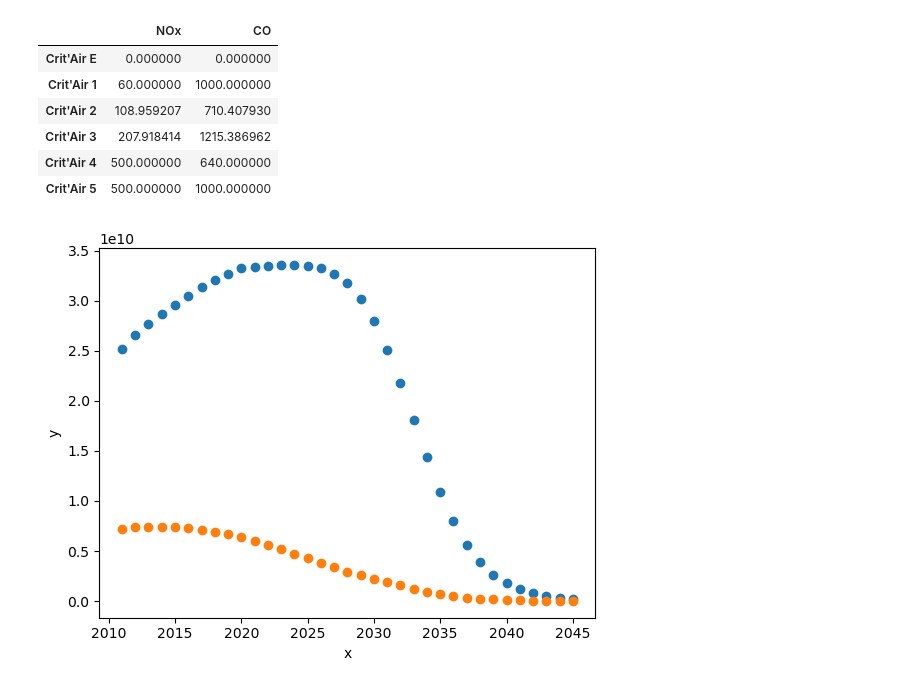
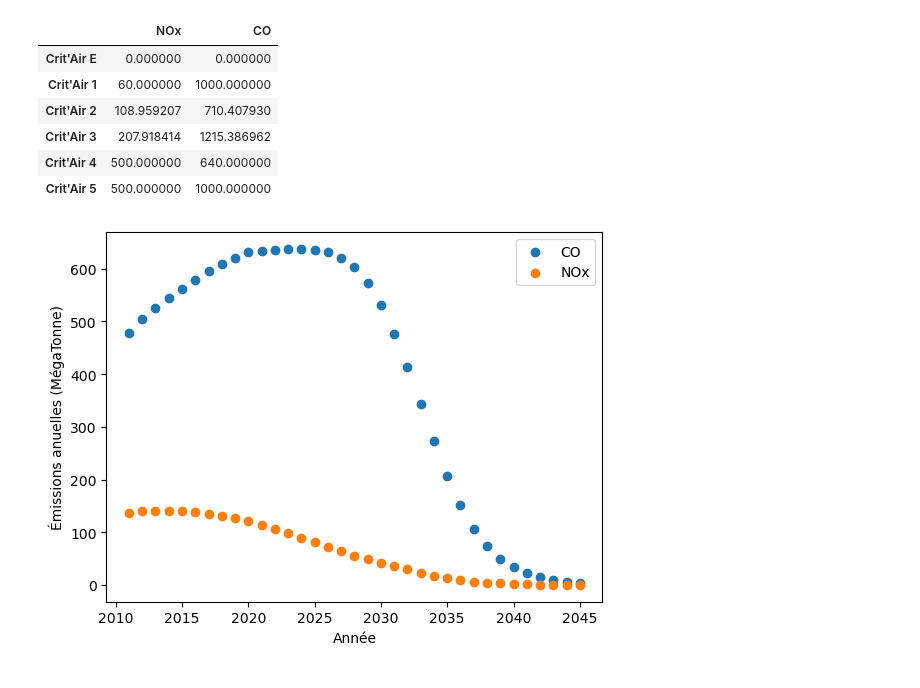
Before and after one commit to TheoLBTN/Projet-Python, a Jupyter notebook: Tendances.ipynb, the cells around one changed output. Cells and saved outputs as stored; diff of their text form; code cells hidden in the pictures.

```diff
--- a/Tendances.ipynb
+++ b/Tendances.ipynb
@@ -238,18 +191,16 @@ Paramètre c ajusté : 16726.157992767003
  9.88021476e-01 9.92162699e-01 9.94879636e-01]
 # %%
 # Part de chaque crit'air parmi les crit'air 1 à 5 (pas de non classées, inconnues très négligeables)
-données_pour_reg = data[variables+["CRITAIR"]]
-données_pour_reg = données_pour_reg[données_pour_reg["CRITAIR"].isin(["Crit'Air 1", "Crit'Air 2", "Crit'Air 3", "Crit'Air 4", "Crit'Air 5"])].groupby("CRITAIR").sum()
-print(données_pour_reg)
-tot = données_pour_reg[variables].sum()
+données_reg = data[variables+["CRITAIR"]]
+données_reg = données_reg[données_reg["CRITAIR"].isin(["Crit'Air 1", "Crit'Air 2", "Crit'Air 3", "Crit'Air 4", "Crit'Air 5"])].groupby("CRITAIR").sum()
+tot = données_reg[variables].sum()
 liste_tot = tot.tolist()
-print(liste_tot)
 for i in range(12):
     depart = "PARC_20"+str(i+11)
     arrivee = "Part_20"+str(i+11)
-    données_pour_reg[arrivee] = données_pour_reg[depart]/tot[i]
+    données_reg[arrivee] = données_reg[depart]/tot[i]
 
-dpr = données_pour_reg[["Part_2011","Part_2012","Part_2013","Part_2014","Part_2015","Part_2016","Part_2017","Part_2018","Part_2019","Part_2020","Part_2021","Part_2022"]]
+dpr = données_reg[["Part_2011","Part_2012","Part_2013","Part_2014","Part_2015","Part_2016","Part_2017","Part_2018","Part_2019","Part_2020","Part_2021","Part_2022"]]
 
 x_graph = range(2011,2023)
 plt.scatter(x_graph, dpr.loc["Crit'Air 1"], label="Crit'Air 1")
@@ -482,16 +410,18 @@ emissions_par_critair
 | Crit'Air 4 | 500.000000 | 640.000000 |
 | Crit'Air 5 | 500.000000 | 1000.000000 |
 # %%
-emissions_totales_NOx = [0]*35
-emissions_totales_CO = [0]*35
+#Calcul des émissions totales avec l'hypothèse d'un nombre de km par véhicule moyen constant (19000)
+emissions_totales_NOx = np.zeros(35)
+emissions_totales_CO = np.zeros(35)
 for i in range(35):
-    emissions_totales_NOx[i] = nb_voituresE[i]*emissions_par_critair.loc["Crit'Air E"]["NOx"] + nb_voitures1[i]*emissions_par_critair.loc["Crit'Air 1"]["NOx"] + nb_voitures2[i]*emissions_par_critair.loc["Crit'Air 2"]["NOx"] + nb_voitures3[i]*emissions_par_critair.loc["Crit'Air 3"]["NOx"] + nb_voitures4[i]*emissions_par_critair.loc["Crit'Air 4"]["NOx"] + nb_voitures5[i]*emissions_par_critair.loc["Crit'Air 5"]["NOx"]
-    emissions_totales_CO[i] = nb_voituresE[i]*emissions_par_critair.loc["Crit'Air E"]["CO"] + nb_voitures1[i]*emissions_par_critair.loc["Crit'Air 1"]["CO"] + nb_voitures2[i]*emissions_par_critair.loc["Crit'Air 2"]["CO"] + nb_voitures3[i]*emissions_par_critair.loc["Crit'Air 3"]["CO"] + nb_voitures4[i]*emissions_par_critair.loc["Crit'Air 4"]["CO"] + nb_voitures5[i]*emissions_par_critair.loc["Crit'Air 5"]["CO"]
+    emissions_totales_NOx[i] = 19000*(nb_voituresE[i]*emissions_par_critair.loc["Crit'Air E"]["NOx"] + nb_voitures1[i]*emissions_par_critair.loc["Crit'Air 1"]["NOx"] + nb_voitures2[i]*emissions_par_critair.loc["Crit'Air 2"]["NOx"] + nb_voitures3[i]*emissions_par_critair.loc["Crit'Air 3"]["NOx"] + nb_voitures4[i]*emissions_par_critair.loc["Crit'Air 4"]["NOx"] + nb_voitures5[i]*emissions_par_critair.loc["Crit'Air 5"]["NOx"])
+    emissions_totales_CO[i] = 19000*(nb_voituresE[i]*emissions_par_critair.loc["Crit'Air E"]["CO"] + nb_voitures1[i]*emissions_par_critair.loc["Crit'Air 1"]["CO"] + nb_voitures2[i]*emissions_par_critair.loc["Crit'Air 2"]["CO"] + nb_voitures3[i]*emissions_par_critair.loc["Crit'Air 3"]["CO"] + nb_voitures4[i]*emissions_par_critair.loc["Crit'Air 4"]["CO"] + nb_voitures5[i]*emissions_par_critair.loc["Crit'Air 5"]["CO"])
 
-plt.scatter(np.arange(2011, 2046), emissions_totales_CO)
-plt.scatter(np.arange(2011, 2046), emissions_totales_NOx)
-plt.xlabel('x')
-plt.ylabel('y')
+plt.scatter(np.arange(2011, 2046), emissions_totales_CO/1e12, label = "CO")
+plt.scatter(np.arange(2011, 2046), emissions_totales_NOx/1e12, label = "NOx")
+plt.xlabel('Année')
+plt.ylabel('Émissions anuelles (MégaTonne)')
+plt.legend()
 plt.show()
 # %% [output]
-[figure, old version]
+[figure, new version]
```
Also changed, not shown: parts of 7 cells of this notebook, 1 other file.
